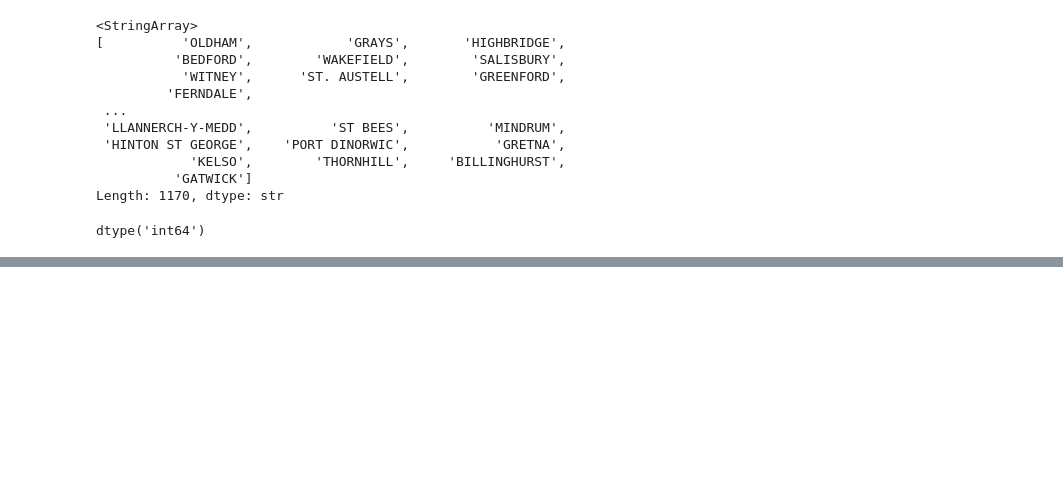
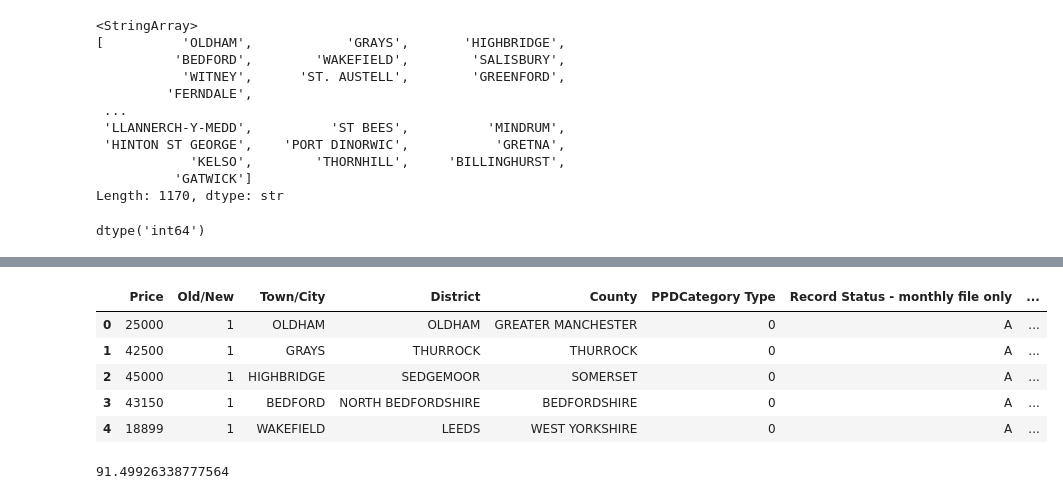
Before and after one commit to springboardmentor425/B-13-RealtyAI-Smart-Real-Estate-Insight-Platform, a Jupyter notebook: notebooks/EDA_on_encryption.ipynb, the cells around one changed output, grey strips where cells are left out. Drawn from its saved outputs; the diff is of its cells as text; code cells hidden in the pictures; blank space fills up the shorter version.

```diff
--- a/notebooks/EDA_on_encryption.ipynb
+++ b/notebooks/EDA_on_encryption.ipynb
@@ -352,0 +181,2 @@ Reason:
+# %%
+df.drop("Transaction unique identifier", axis=1, inplace=True)
@@ -352,0 +203,16 @@ Reason:
+# %%
+df["Date of Transfer"] = pd.to_datetime(df["Date of Transfer"])
+
+df["Year"] = df["Date of Transfer"].dt.year
+df["Month"] = df["Date of Transfer"].dt.month
+
+df.drop("Date of Transfer", axis=1, inplace=True)
+# %%
+df.head()
+# %% [output]
+|  | Price | Old/New | Town/City | District | County | PPDCategory Type | Record Status - monthly file only | ... |
+| 0 | 25000 | 1 | OLDHAM | OLDHAM | GREATER MANCHESTER | 0 | A | ... |
+| 1 | 42500 | 1 | GRAYS | THURROCK | THURROCK | 0 | A | ... |
+| 2 | 45000 | 1 | HIGHBRIDGE | SEDGEMOOR | SOMERSET | 0 | A | ... |
+| 3 | 43150 | 1 | BEDFORD | NORTH BEDFORDSHIRE | BEDFORDSHIRE | 0 | A | ... |
+| 4 | 18899 | 1 | WAKEFIELD | LEEDS | WEST YORKSHIRE | 0 | A | ... |
@@ -352,0 +221,4 @@ Reason:
+# %%
+print(df["Price"].skew())
+# %% [output]
+91.49926338777564
```
Also changed, not shown: parts of 11 cells of this notebook, 2 other files.
